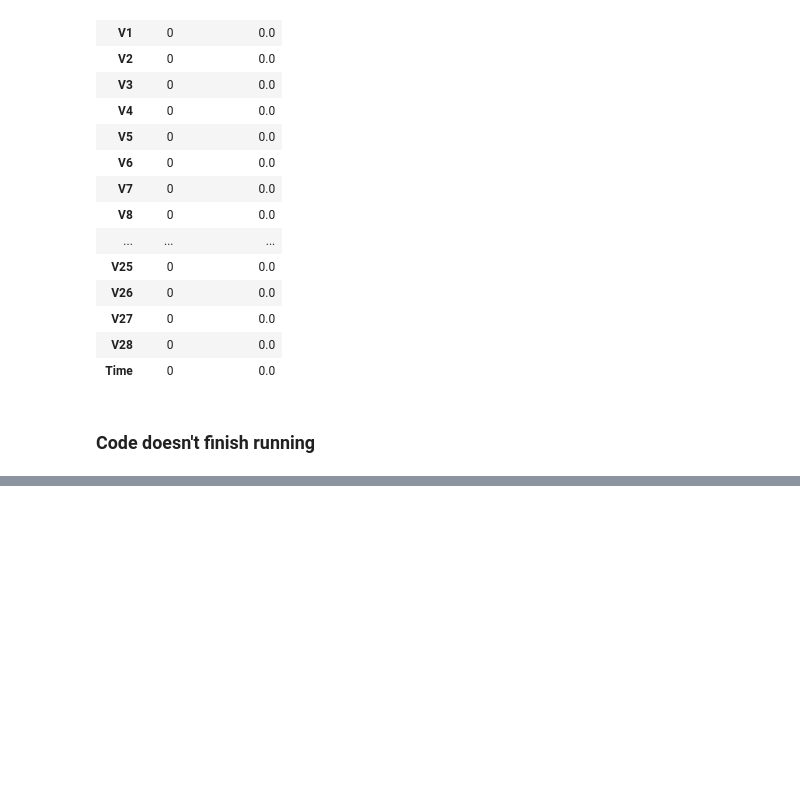
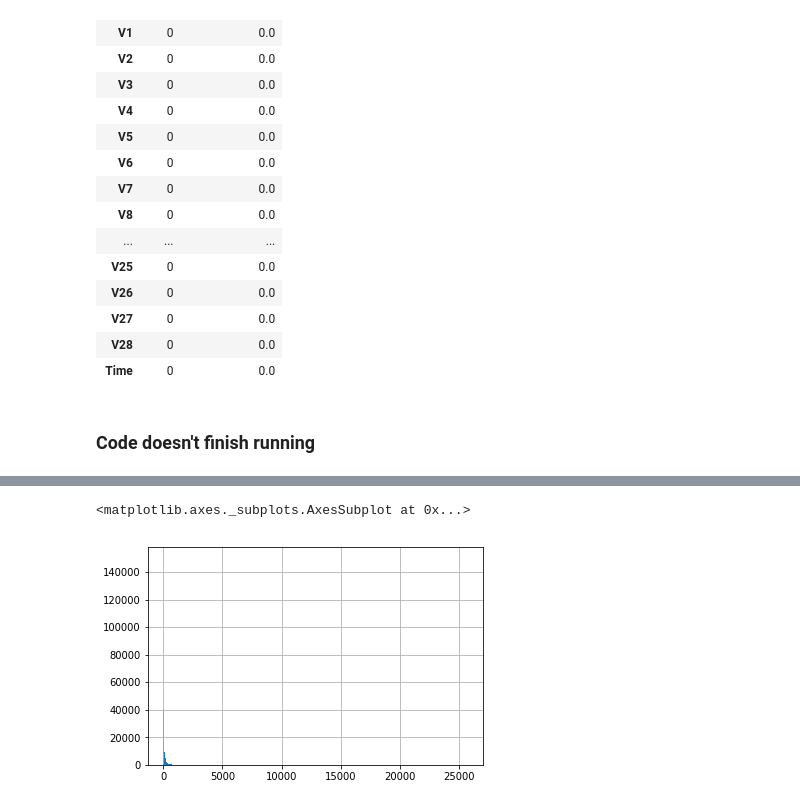
Before and after one commit to llyjam001/CreditCardFraud, a Jupyter notebook: creditcardfraud/notebooks/james_lloyd_eda.ipynb, the cells around one changed output, grey strips where cells are left out. Drawn from its saved outputs; the diff is of its cells as text; code cells hidden in the pictures; blank space fills up the shorter version.

```diff
--- a/creditcardfraud/notebooks/james_lloyd_eda.ipynb
+++ b/creditcardfraud/notebooks/james_lloyd_eda.ipynb
@@ -88,0 +141,5 @@ KeyboardInterrupt:
+# %%
+df ['Amount'].hist (bins = 1000)
+# %% [output]
+<matplotlib.axes._subplots.AxesSubplot at 0x...>
+[figure, added]
```
Also changed, not shown: parts of 23 cells of this notebook.
